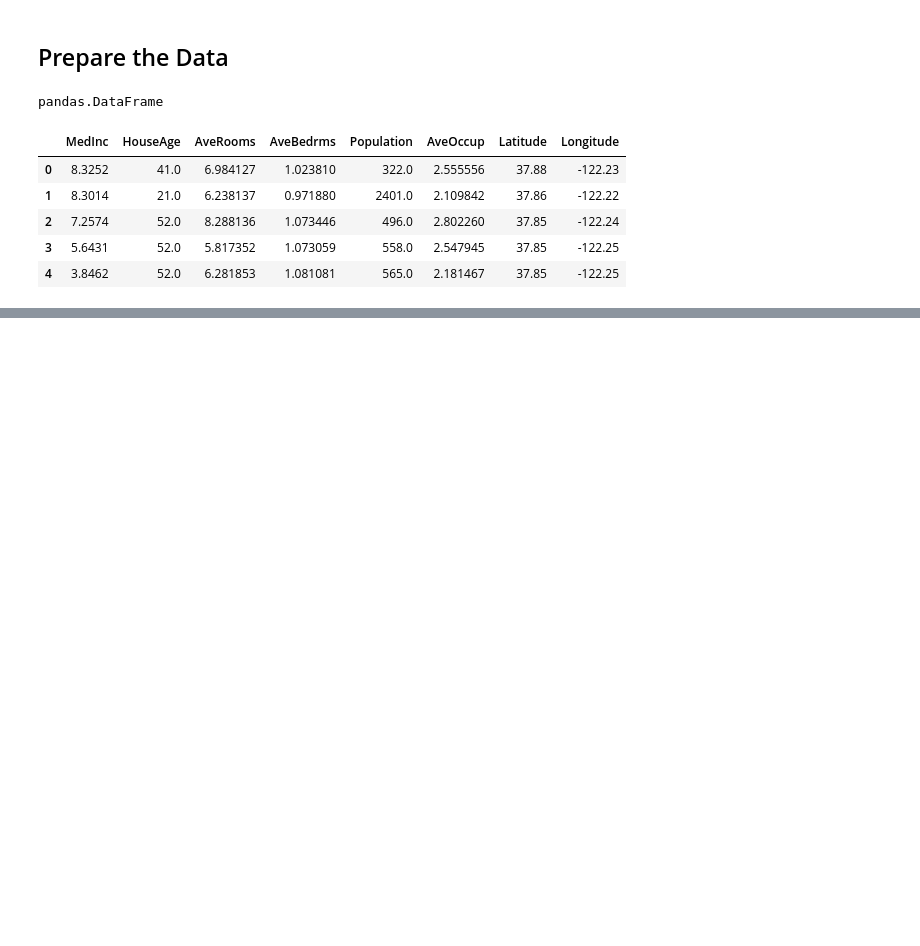
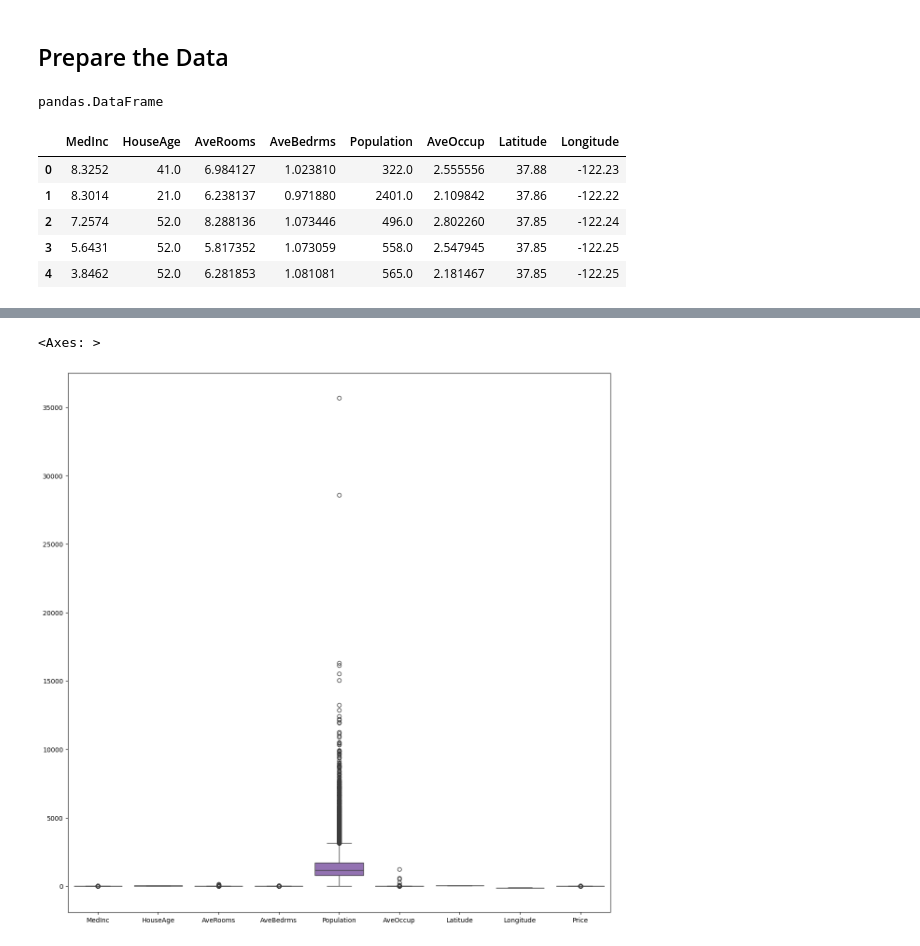
Before and after one commit to Priyabrata111/Predicting_House_Price, a Jupyter notebook: Predict House Prices.ipynb, the cells around one changed output, grey strips where cells are left out. Cells and saved outputs as stored; diff of their text form; code cells hidden in the pictures; blank space fills up the shorter version.

```diff
--- a/Predict House Prices.ipynb
+++ b/Predict House Prices.ipynb
@@ -80,0 +155,6 @@ dataset['Price'] = housing.target
+# %%
+fig,ax = plt.subplots(figsize = (15,15))
+sns.boxplot(dataset,ax = ax)
+# %% [output]
+<Axes: >
+[figure, added]
```
Also changed, not shown: parts of 7 cells of this notebook.
